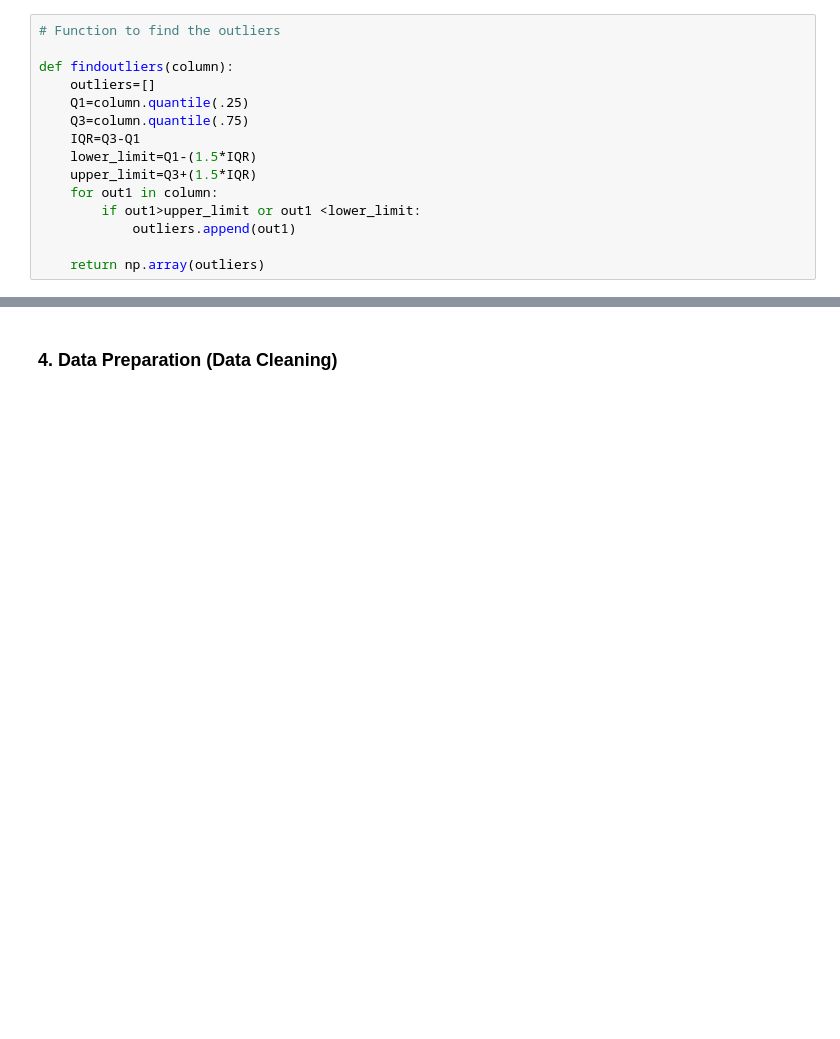
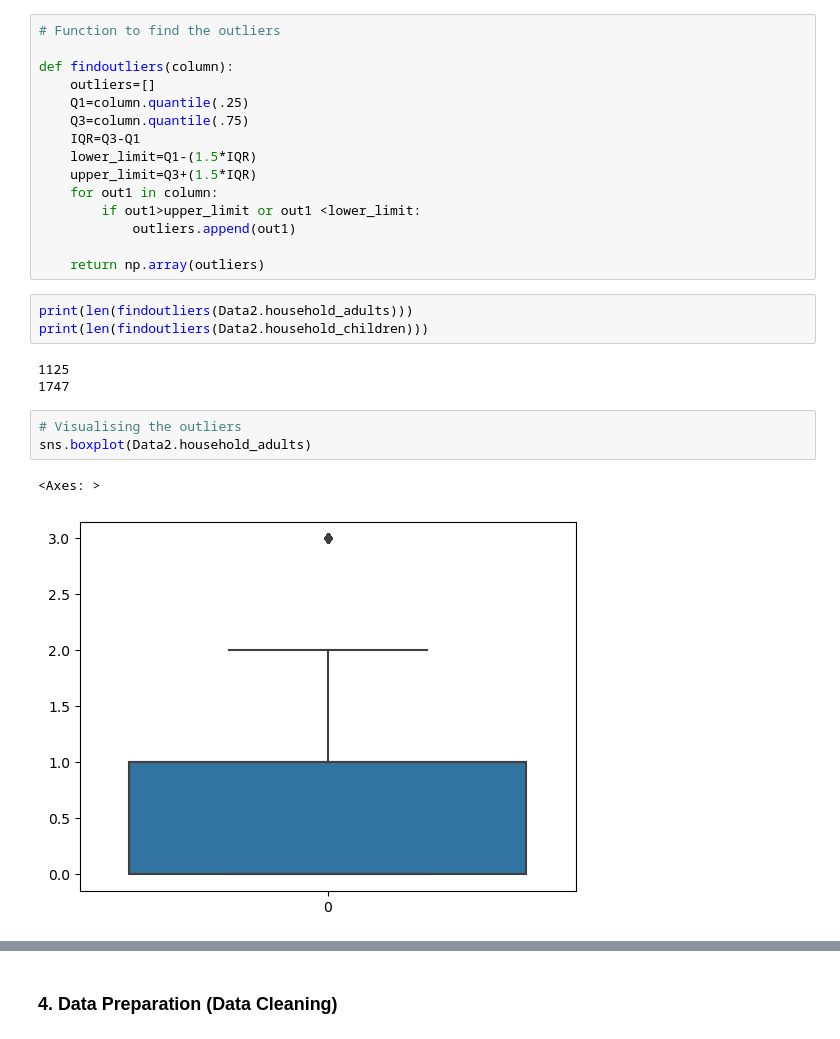
Before and after one commit to laaria-chris/H1N1-VACCINATION-PREDICTION-MODEL, a Jupyter notebook: MAIN_NOTEBOOK.ipynb, the cells around one changed output, grey strips where cells are left out. Drawn from its saved outputs; the diff is of its cells as text; blank space fills up the shorter version.

```diff
--- a/MAIN_NOTEBOOK.ipynb
+++ b/MAIN_NOTEBOOK.ipynb
@@ -339,3 +348,15 @@ def findoutliers(column):
             outliers.append(out1)
 
     return np.array(outliers)
+# %%
+print(len(findoutliers(Data2.household_adults)))
+print(len(findoutliers(Data2.household_children)))
+# %% [output]
+1125
+1747
+# %%
+# Visualising the outliers
+sns.boxplot(Data2.household_adults)
+# %% [output]
+<Axes: >
+[figure, added]
```
Also changed, not shown: parts of 23 cells of this notebook.
